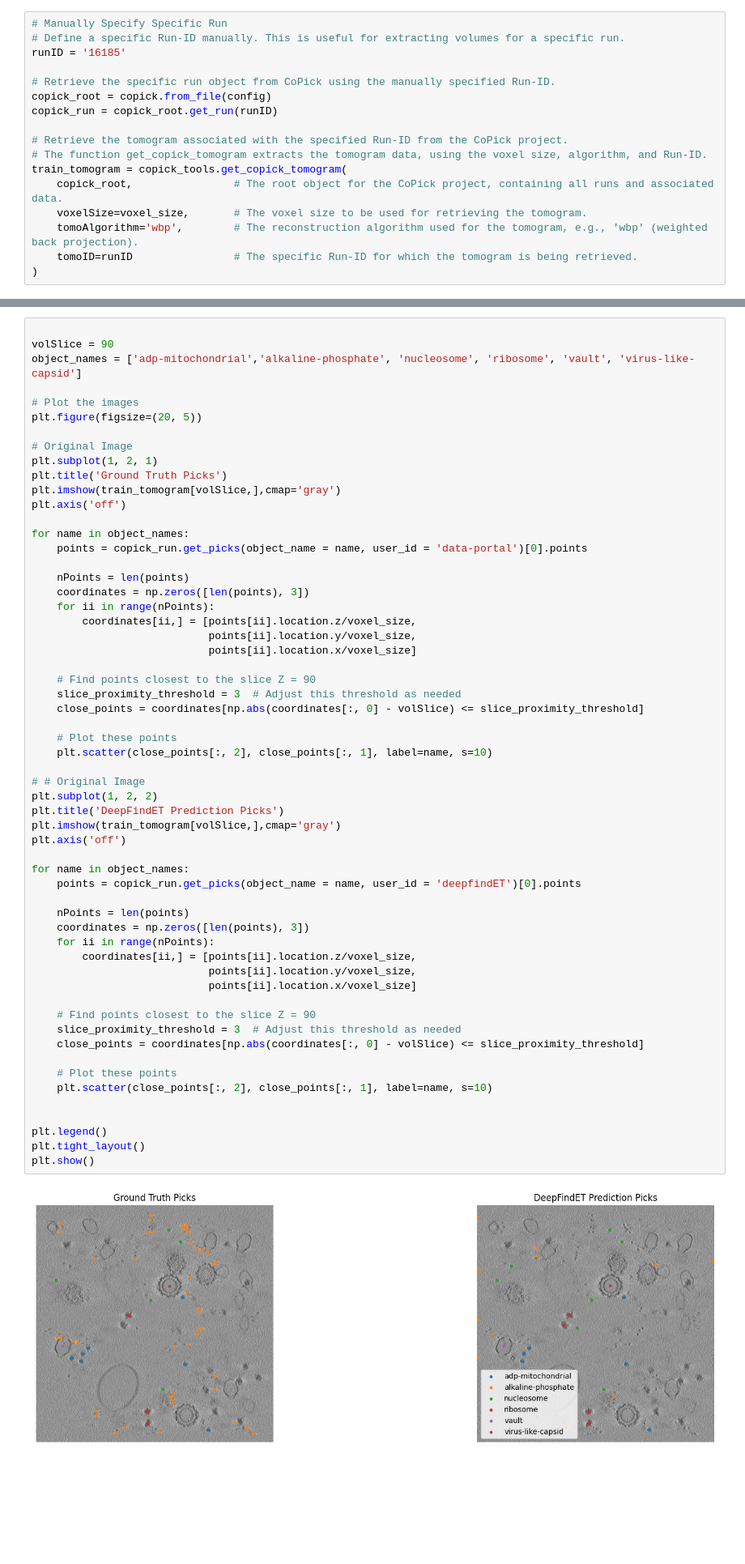
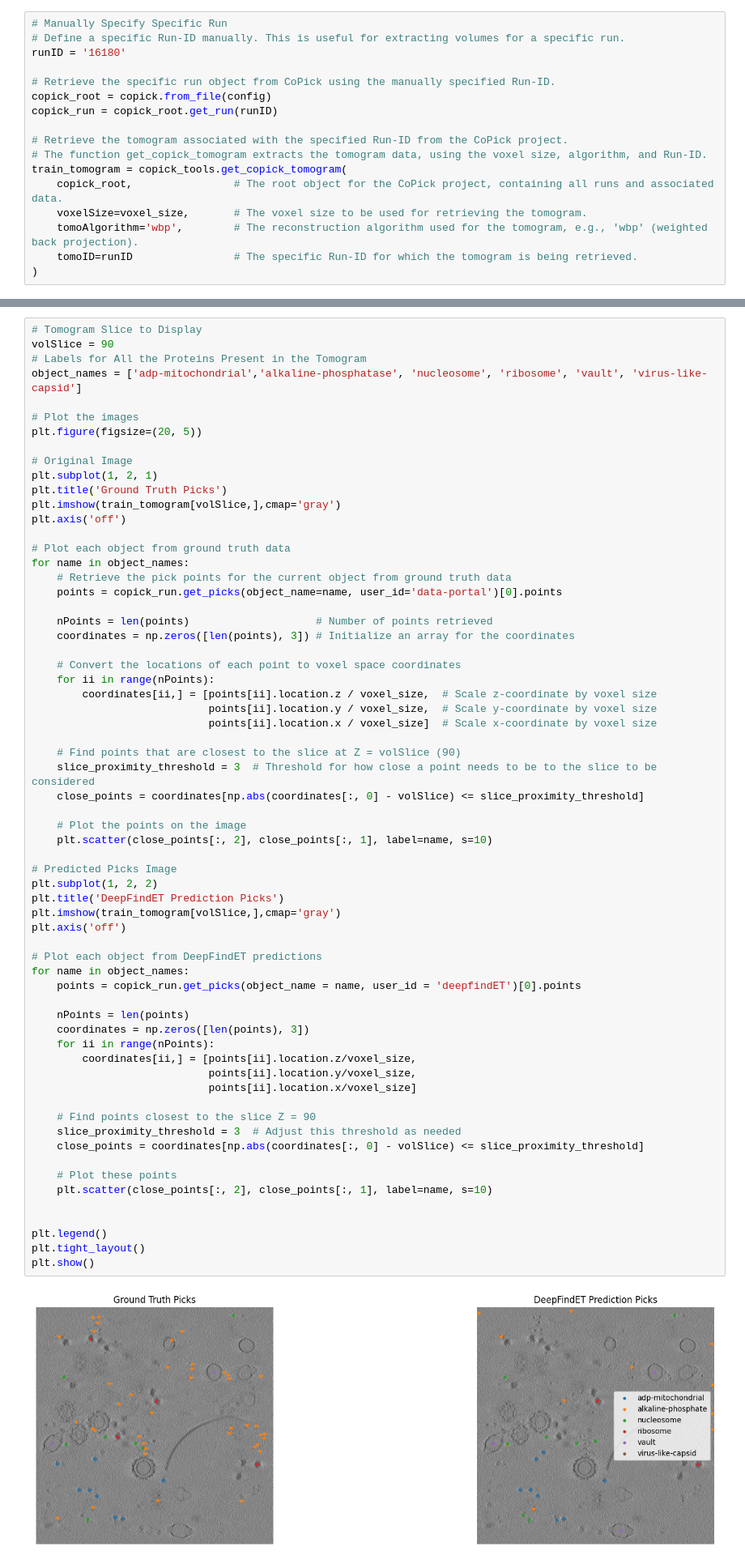
Before and after one commit to copick/DeepFindET, a Jupyter notebook: tutorials/predict.ipynb, the cells around one changed output, grey strips where cells are left out. Shown at 81% size. Cells and saved outputs as stored; diff of their text form; blank space fills up the shorter version.

```diff
--- a/tutorials/predict.ipynb
+++ b/tutorials/predict.ipynb
@@ -207,7 +244,7 @@ We've been able to convert the segmentation maps into 3D coordinates. Let's disp
 # %%
 # Manually Specify Specific Run
 # Define a specific Run-ID manually. This is useful for extracting volumes for a specific run.
-runID = '16185'
+runID = '16180'
 
 # Retrieve the specific run object from CoPick using the manually specified Run-ID.
 copick_root = copick.from_file(config)
@@ -239,8 +282,9 @@ def get_copick_coordinates(copick_run,
     return coordinates
 # %%
-
+# Tomogram Slice to Display
 volSlice = 90
-object_names = ['adp-mitochondrial','alkaline-phosphate', 'nucleosome', 'ribosome', 'vault', 'virus-like-capsid']
+# Labels for All the Proteins Present in the Tomogram
+object_names = ['adp-mitochondrial','alkaline-phosphatase', 'nucleosome', 'ribosome', 'vault', 'virus-like-capsid']
 
 # Plot the images
 plt.figure(figsize=(20, 5))
@@ -251,49 +295,54 @@ plt.title('Ground Truth Picks')
 plt.imshow(train_tomogram[volSlice,],cmap='gray')
 plt.axis('off')
 
+# Plot each object from ground truth data
 for name in object_names:
-    points = copick_run.get_picks(object_name = name, user_id = 'data-portal')[0].points
+    # Retrieve the pick points for the current object from ground truth data
+    points = copick_run.get_picks(object_name=name, user_id='data-portal')[0].points
 
-    nPoints = len(points)
-    coordinates = np.zeros([len(points), 3])
+    nPoints = len(points)                    # Number of points retrieved
+    coordinates = np.zeros([len(points), 3]) # Initialize an array for the coordinates
+
+    # Convert the locations of each point to voxel space coordinates
     for ii in range(nPoints):
-        coordinates[ii,] = [points[ii].location.z/voxel_size,
-                            points[ii].location.y/voxel_size,
-                            points[ii].location.x/voxel_size]
+        coordinates[ii,] = [points[ii].location.z / voxel_size,  # Scale z-coordinate by voxel size
+                            points[ii].location.y / voxel_size,  # Scale y-coordinate by voxel size
+                            points[ii].location.x / voxel_size]  # Scale x-coordinate by voxel size
 
-    # Find points closest to the slice Z = 90
-    slice_proximity_threshold = 3  # Adjust this threshold as needed
+    # Find points that are closest to the slice at Z = volSlice (90)
+    slice_proximity_threshold = 3  # Threshold for how close a point needs to be to the slice to be considered
     close_points = coordinates[np.abs(coordinates[:, 0] - volSlice) <= slice_proximity_threshold]
 
-    # Plot these points
+    # Plot the points on the image
     plt.scatter(close_points[:, 2], close_points[:, 1], label=name, s=10)
 
-# # Original Image
+# Predicted Picks Image
 plt.subplot(1, 2, 2)
 plt.title('DeepFindET Prediction Picks')
 plt.imshow(train_tomogram[volSlice,],cmap='gray')
 plt.axis('off')
 
+# Plot each object from DeepFindET predictions
 for name in object_names:
     points = copick_run.get_picks(object_name = name, user_id = 'deepfindET')[0].points
 
     nPoints = len(points)
     coordinates = np.zeros([len(points), 3])
     for ii in range(nPoints):
         coordinates[ii,] = [points[ii].location.z/voxel_size,
                             points[ii].location.y/voxel_size,
                             points[ii].location.x/voxel_size]
 
     # Find points closest to the slice Z = 90
     slice_proximity_threshold = 3  # Adjust this threshold as needed
     close_points = coordinates[np.abs(coordinates[:, 0] - volSlice) <= slice_proximity_threshold]
 
     # Plot these points
     plt.scatter(close_points[:, 2], close_points[:, 1], label=name, s=10)
 
 
 plt.legend()
 plt.tight_layout()
 plt.show()
 # %% [output]
-[figure, old version]
+[figure, new version]
```
Also changed, not shown: parts of 15 cells of this notebook, 1 other file.
